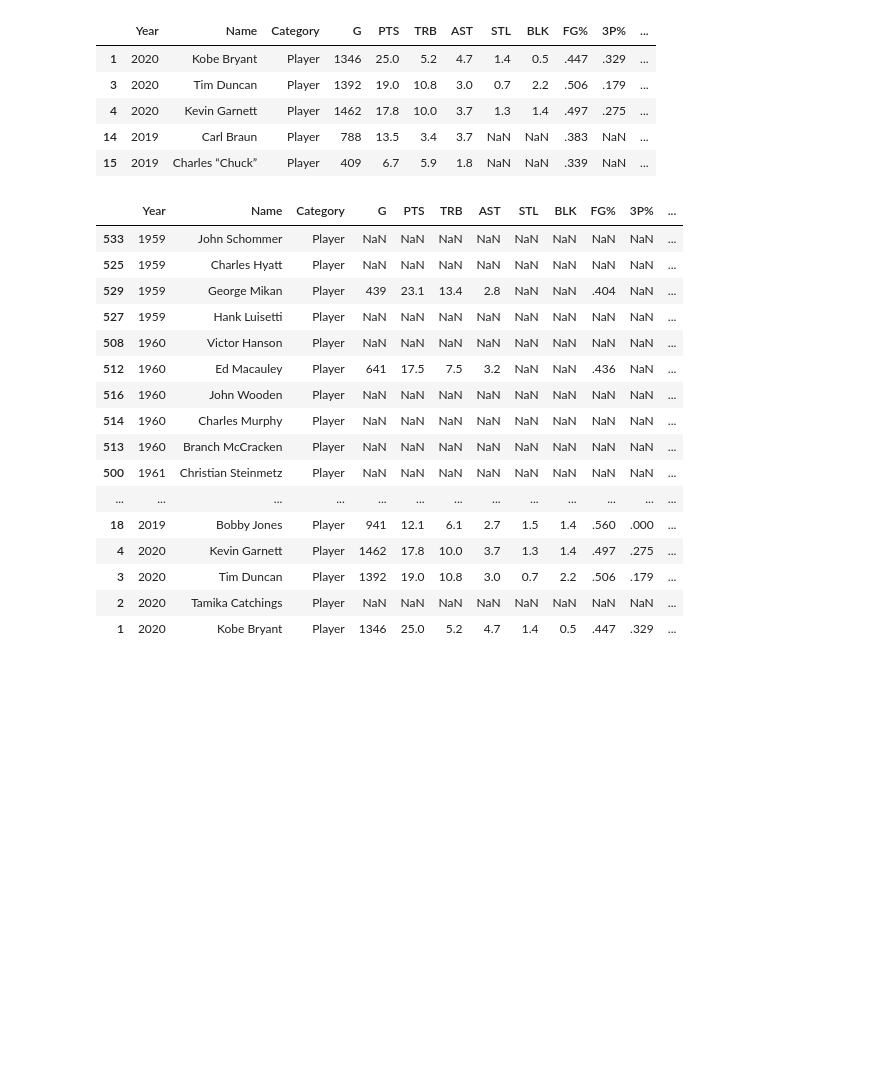
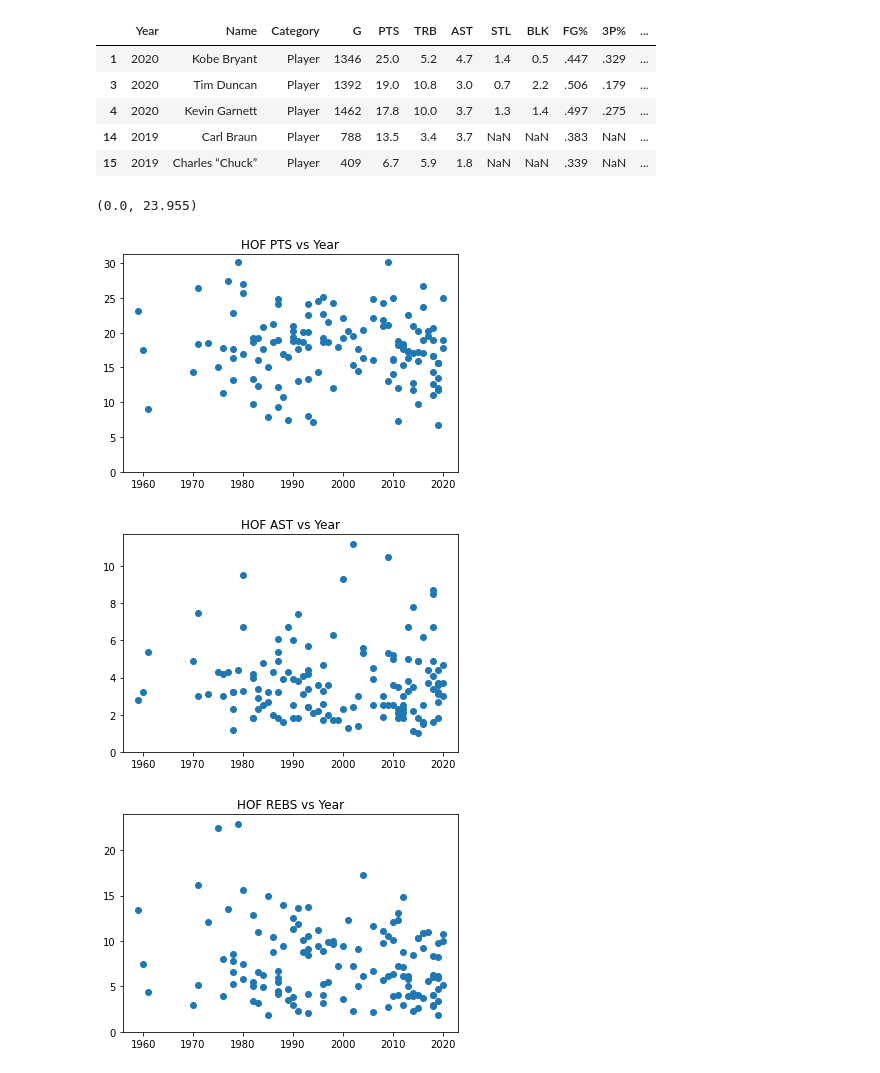
Before and after one commit to surmud/NBA-Hall-of-fame-predictor, a Jupyter notebook: hof.ipynb, the cells around one changed output. Drawn from its saved outputs; the diff is of its cells as text; code cells hidden in the pictures; blank space fills up the shorter version.

Commit message:
changed dataframe columns to floats and computed averages

```diff
--- a/hof.ipynb
+++ b/hof.ipynb
@@ -105,22 +107,42 @@ hof_df.head()
 
 hof_df = hof_df.sort_values(by=['Year'])
 
-hof_df
+##########Surmud Code begins here######################
+#some non nba heads are still in the hall of famer data frame.
+
+#- drop rows of the df that have PTS listed as NaN. This will remove all non-nba players.
+hof_df = hof_df.dropna(subset=['PTS'])
+
+#cast the numbers in the main categories into floating points from strings
+hof_df["Year"] = pd.to_numeric(pd.Series(hof_df["Year"]))
+hof_df["PTS"] = pd.to_numeric(pd.Series(hof_df["PTS"]))
+hof_df["TRB"] = pd.to_numeric(pd.Series(hof_df["TRB"]))
+hof_df["AST"] = pd.to_numeric(pd.Series(hof_df["AST"]))
+hof_df["BLK"] = pd.to_numeric(pd.Series(hof_df["BLK"]))
+hof_df["STL"] = pd.to_numeric(pd.Series(hof_df["STL"]))
-# %% [output]
-|  | Year | Name | Category | G | PTS | TRB | AST | STL | BLK | FG% | 3P% | ... |
-| 533 | 1959 | John Schommer | Player | NaN | NaN | NaN | NaN | NaN | NaN | NaN | NaN | ... |
-| 525 | 1959 | Charles Hyatt | Player | NaN | NaN | NaN | NaN | NaN | NaN | NaN | NaN | ... |
-| 529 | 1959 | George Mikan | Player | 439 | 23.1 | 13.4 | 2.8 | NaN | NaN | .404 | NaN | ... |
-| 527 | 1959 | Hank Luisetti | Player | NaN | NaN | NaN | NaN | NaN | NaN | NaN | NaN | ... |
-| 508 | 1960 | Victor Hanson | Player | NaN | NaN | NaN | NaN | NaN | NaN | NaN | NaN | ... |
-| 512 | 1960 | Ed Macauley | Player | 641 | 17.5 | 7.5 | 3.2 | NaN | NaN | .436 | NaN | ... |
-| 516 | 1960 | John Wooden | Player | NaN | NaN | NaN | NaN | NaN | NaN | NaN | NaN | ... |
-| 514 | 1960 | Charles Murphy | Player | NaN | NaN | NaN | NaN | NaN | NaN | NaN | NaN | ... |
-| 513 | 1960 | Branch McCracken | Player | NaN | NaN | NaN | NaN | NaN | NaN | NaN | NaN | ... |
-| 500 | 1961 | Christian Steinmetz | Player | NaN | NaN | NaN | NaN | NaN | NaN | NaN | NaN | ... |
-| ... | ... | ... | ... | ... | ... | ... | ... | ... | ... | ... | ... | ... |
-| 18 | 2019 | Bobby Jones | Player | 941 | 12.1 | 6.1 | 2.7 | 1.5 | 1.4 | .560 | .000 | ... |
-| 4 | 2020 | Kevin Garnett | Player | 1462 | 17.8 | 10.0 | 3.7 | 1.3 | 1.4 | .497 | .275 | ... |
-| 3 | 2020 | Tim Duncan | Player | 1392 | 19.0 | 10.8 | 3.0 | 0.7 | 2.2 | .506 | .179 | ... |
-| 2 | 2020 | Tamika Catchings | Player | NaN | NaN | NaN | NaN | NaN | NaN | NaN | NaN | ... |
-| 1 | 2020 | Kobe Bryant | Player | 1346 | 25.0 | 5.2 | 4.7 | 1.4 | 0.5 | .447 | .329 | ... |
+# %%
+#Show a visual of how stats of hall of famers have changed through the years
+plt.scatter(hof_df["Year"], hof_df["PTS"])
+plt.title("HOF PTS vs Year")
+plt.ylim(0)
+
+plt.figure()
+plt.scatter(hof_df["Year"], hof_df["AST"])
+plt.title("HOF AST vs Year")
+plt.ylim(0)
+
+plt.figure()
+plt.scatter(hof_df["Year"], hof_df["TRB"])
+plt.title("HOF REBS vs Year")
+plt.ylim(0)
+
+#from plots below it looks like hall of famers haven't really varied too much in terms of average number of points scored per game or assists per game
+
+#Very interesting how the number of rebounds has decreased in the past few years - might have to do with how the league has gotten smaller with less dominant big men
+
+#A huge problem with these graphs: not everyone has been inducted 5 years after they played. Some players inducted in the past few years have played way back in the 1960s or 70s, and are being inducted now. These graphs don't necessarily represent when the players actually played. We could explore this question further by finding the exact years the players have played and plotting based on that
+# %% [output]
+(0.0, 23.955)
+[figure, added]
+[figure, added]
+[figure, added]
```
Also changed, not shown: parts of 7 cells of this notebook, 1 other file.
